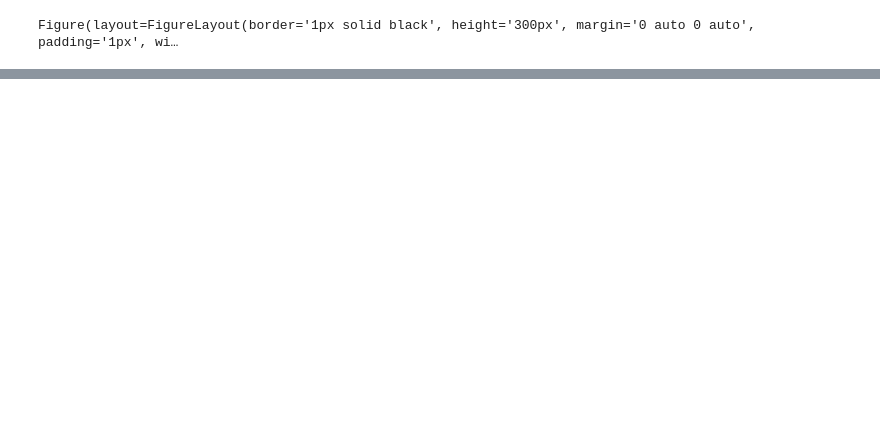
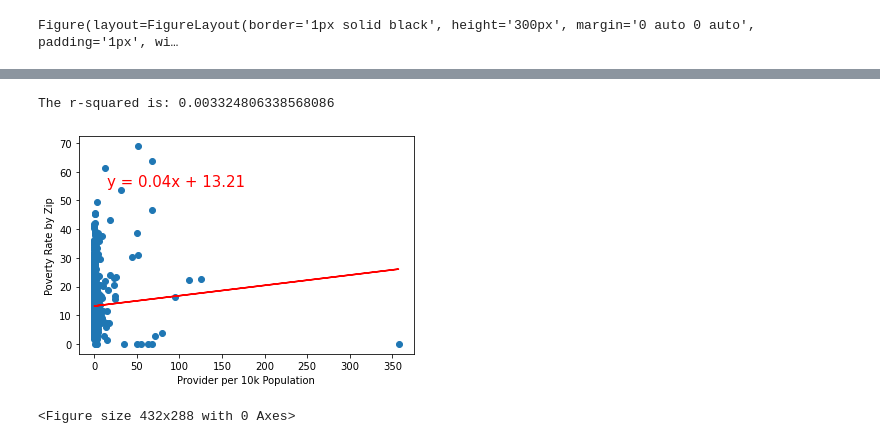
Before and after one commit to vsanga04/Project-1, a Jupyter notebook: Provider_data.ipynb, the cells around one changed output, grey strips where cells are left out. Saved outputs shown, nothing was run; the diff lists cells and outputs as text; code cells hidden in the pictures; blank space fills up the shorter version.

Commit message:
with regressions

```diff
--- a/Provider_data.ipynb
+++ b/Provider_data.ipynb
@@ -544,3 +592,27 @@ import gmaps
 # fig
 # %% [output]
 Figure(layout=FigureLayout(border='1px solid black', height='300px', margin='0 auto 0 auto', padding='1px', wi…
+# %%
+#Regression dataframe
+Groupby_Zip = census_data.groupby(["Zipcode"])
+Poverty_sum = Groupby_Zip["Poverty Count"].sum()
+Poverty_sum = Poverty_sum.reset_index()
+
+Population_sum = Groupby_Zip["Population"].sum()
+Population_sum = Population_sum.reset_index()
+
+NPI_count = Groupby_Zip["NPI"].count()
+NPI_count = NPI_count.reset_index()
+
+zip_rates_df = pd.merge(left = Poverty_sum, right = Population_sum, how = "right", on="Zipcode")
+zip_rates_df
+
+zip_rates_df = pd.merge(left = zip_rates_df, right = NPI_count, how = "right", on="Zipcode")
+zip_rates_df
+
+
+
+# count_spec_zip_df = count_spec_zipcodes.reset_index()
+# count_spec_zip_df=count_spec_zip_df.sort_values(by ="NPI", ascending = False)
+# count_spec_zip_df = count_spec_zip_df.reset_index()
+# count_spec_zip_df
@@ -546,0 +633,4 @@ Figure(layout=FigureLayout(border='1px solid black', height='300px', margin='0 a
+# %%
+zip_rates_df["Poverty_rate"] = zip_rates_df["Poverty Count"]/zip_rates_df["Population"]*100
+zip_rates_df["Provider_per_10k"] = zip_rates_df["NPI"]/zip_rates_df["Population"]*10000
+zip_rates_df
@@ -546,0 +651,18 @@ Figure(layout=FigureLayout(border='1px solid black', height='300px', margin='0 a
+# %%
+y_values = zip_rates_df['Poverty_rate']
+x_values = zip_rates_df['Provider_per_10k']
+(slope, intercept, rvalue, pvalue, stderr) = linregress(x_values, y_values)
+regress_values = x_values * slope + intercept
+line_eq = "y = " + str(round(slope,2)) + "x + " + str(round(intercept,2))
+plt.scatter(x_values,y_values)
+plt.plot(x_values,regress_values,"r-")
+plt.annotate(line_eq,(15,55),fontsize=15,color="red")
+plt.ylabel('Poverty Rate by Zip')
+plt.xlabel('Provider per 10k Population')
+print(f"The r-squared is: {rvalue**2}")
+plt.show()
+plt.savefig("output_figures/Regression.png")
+# %% [output]
+The r-squared is: 0.003324806338568086
+[figure, added]
+<Figure size 432x288 with 0 Axes>
```
Also changed, not shown: parts of 7 cells of this notebook, 4 other files.
